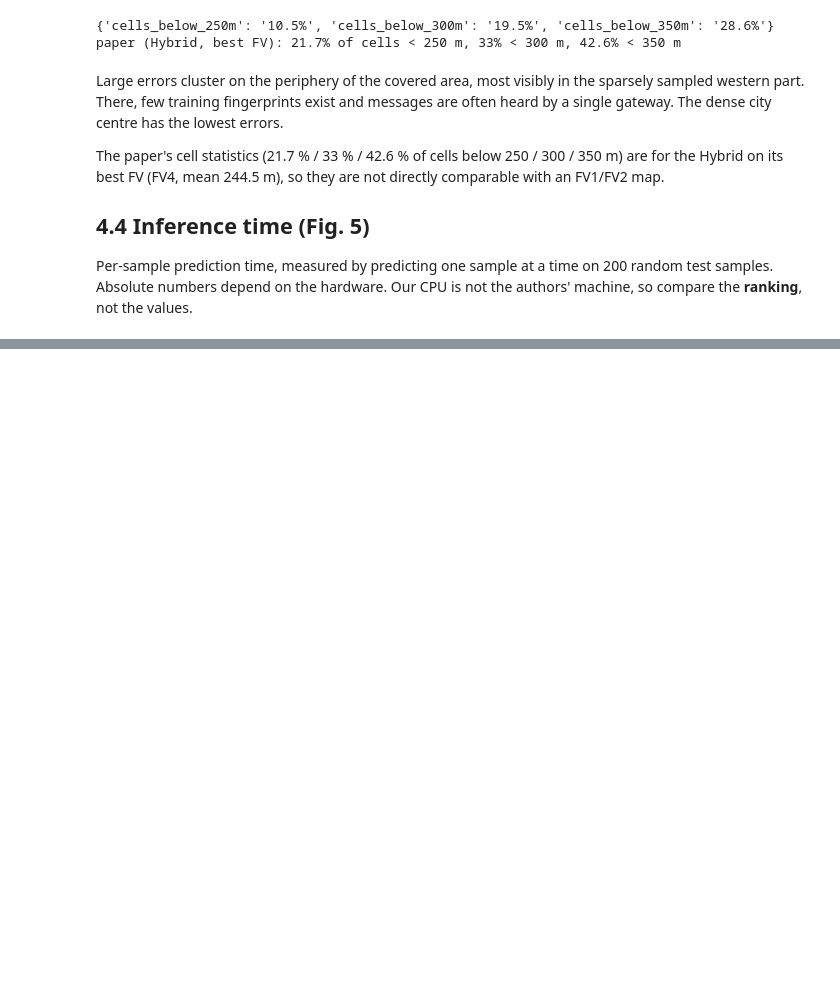
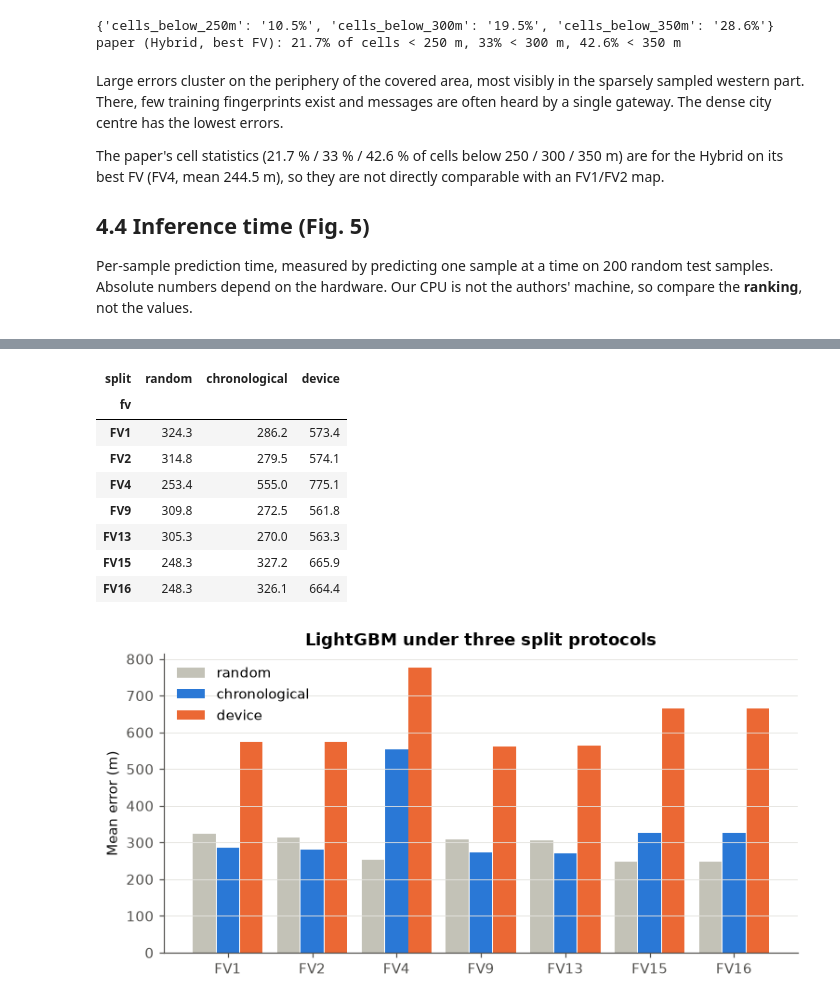
Before and after one commit to drbasem/Outdoor_Localization_Based_on_LoRa_Networks, a Jupyter notebook: notebooks/04_results.ipynb, the cells around one changed output, grey strips where cells are left out. Drawn from its saved outputs; the diff is of its cells as text; code cells hidden in the pictures; blank space fills up the shorter version.

```diff
--- a/notebooks/04_results.ipynb
+++ b/notebooks/04_results.ipynb
@@ -183,0 +245,26 @@ Download it with `python scripts/download_data.py --json`, then re-run this cell
+# %%
+sc_file = config.RESULTS_DIR / "split_check.csv"
+if sc_file.exists():
+    sc = pd.read_csv(sc_file)
+    tab = sc.pivot(index="fv", columns="split", values="mean_m")
+    tab = tab.loc[[f for f in ALL_FV if f in tab.index], ["random", "chronological", "device"]]
+    display(tab.round(1))
+    fig, ax = plt.subplots(figsize=(8, 3.8))
+    x = np.arange(len(tab)); w = 0.27
+    for k, (col, colr) in enumerate(zip(tab.columns, ["#c3c2b7", plotting.MODEL_COLORS["k-NN"], plotting.MODEL_COLORS["CNN"]])):
+        ax.bar(x + (k - 1) * (w + 0.01), tab[col], w, color=colr, label=col)
+    ax.set_xticks(x, tab.index); ax.set(ylabel="Mean error (m)", title="LightGBM under three split protocols")
+    ax.grid(axis="x", visible=False); ax.legend(); plt.show()
+else:
+    print("Run `python scripts/split_check.py` first (needs the JSON release).")
+# %% [output]
+| split | random | chronological | device |
+| fv |  |  |  |
+| FV1 | 324.3 | 286.2 | 573.4 |
+| FV2 | 314.8 | 279.5 | 574.1 |
+| FV4 | 253.4 | 555.0 | 775.1 |
+| FV9 | 309.8 | 272.5 | 561.8 |
+| FV13 | 305.3 | 270.0 | 563.3 |
+| FV15 | 248.3 | 327.2 | 665.9 |
+| FV16 | 248.3 | 326.1 | 664.4 |
+[figure, added]
```
Also changed, not shown: parts of 14 cells of this notebook, 27 other files.
